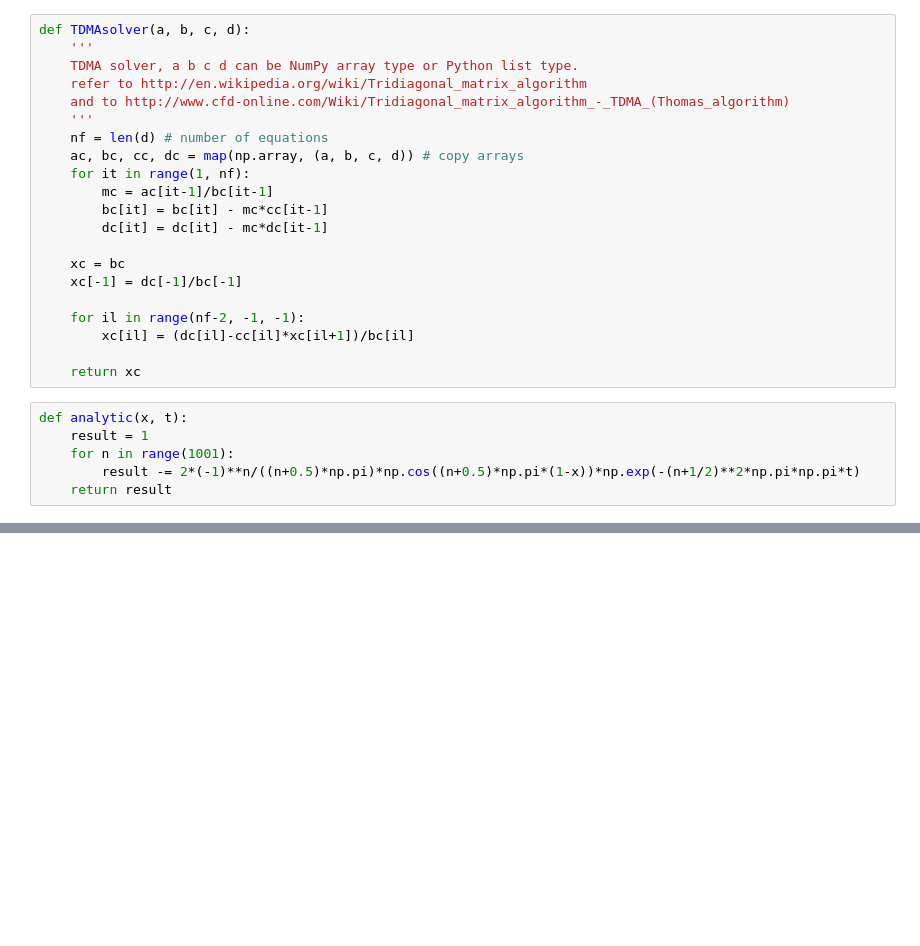
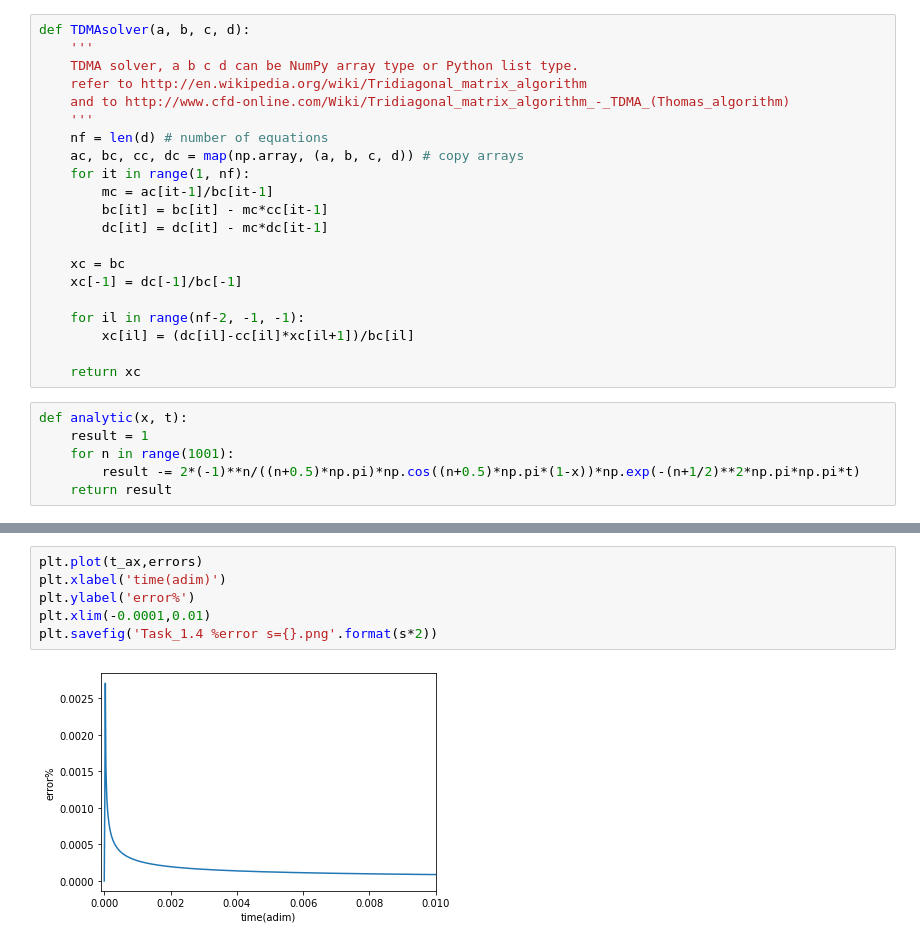
Before and after one commit to Sllopsta/exercise_3, a Jupyter notebook: Task_1/Task_1.4.ipynb, the cells around one changed output, grey strips where cells are left out. Saved outputs shown, nothing was run; the diff lists cells and outputs as text; blank space fills up the shorter version.

```diff
--- a/Task_1/Task_1.4.ipynb
+++ b/Task_1/Task_1.4.ipynb
@@ -100,0 +98,8 @@ Text(0, 0.5, 'distance from source')
+# %%
+plt.plot(t_ax,errors)
+plt.xlabel('time(adim)')
+plt.ylabel('error%')
+plt.xlim(-0.0001,0.01)
+plt.savefig('Task_1.4 %error s={}.png'.format(s*2))
+# %% [output]
+[figure, added]
```
Also changed, not shown: parts of 5 cells of this notebook, 24 other files.
